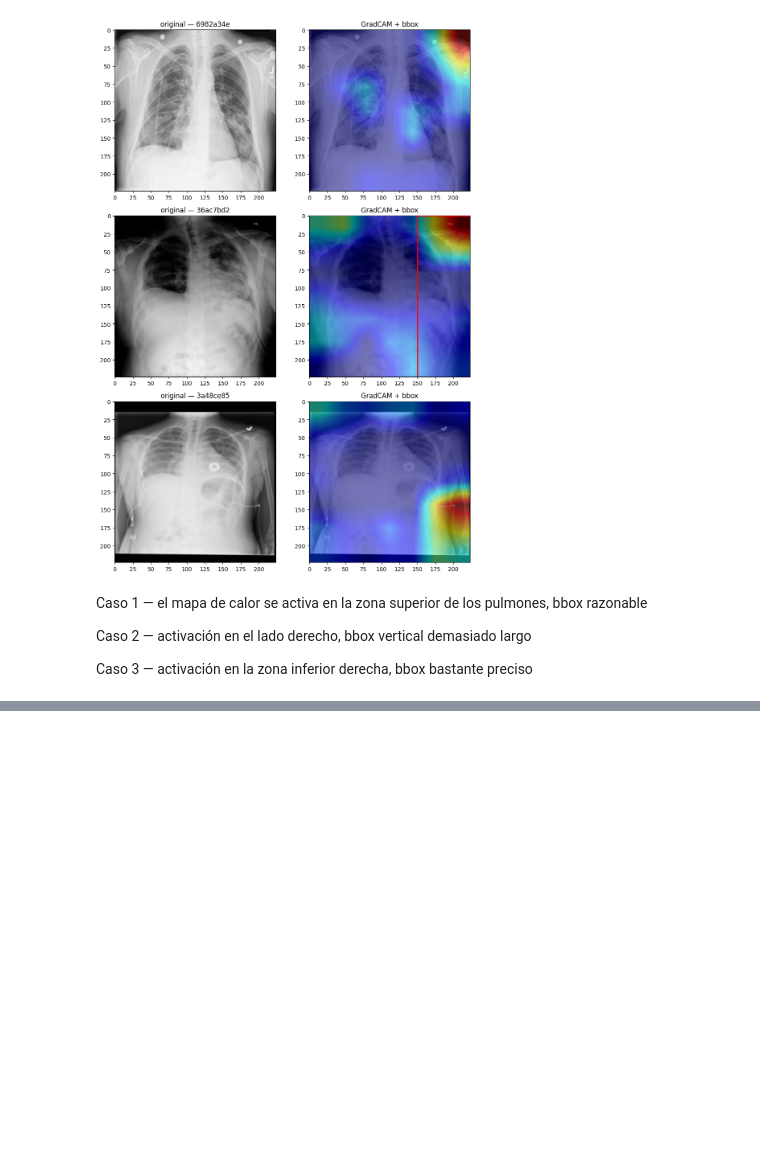
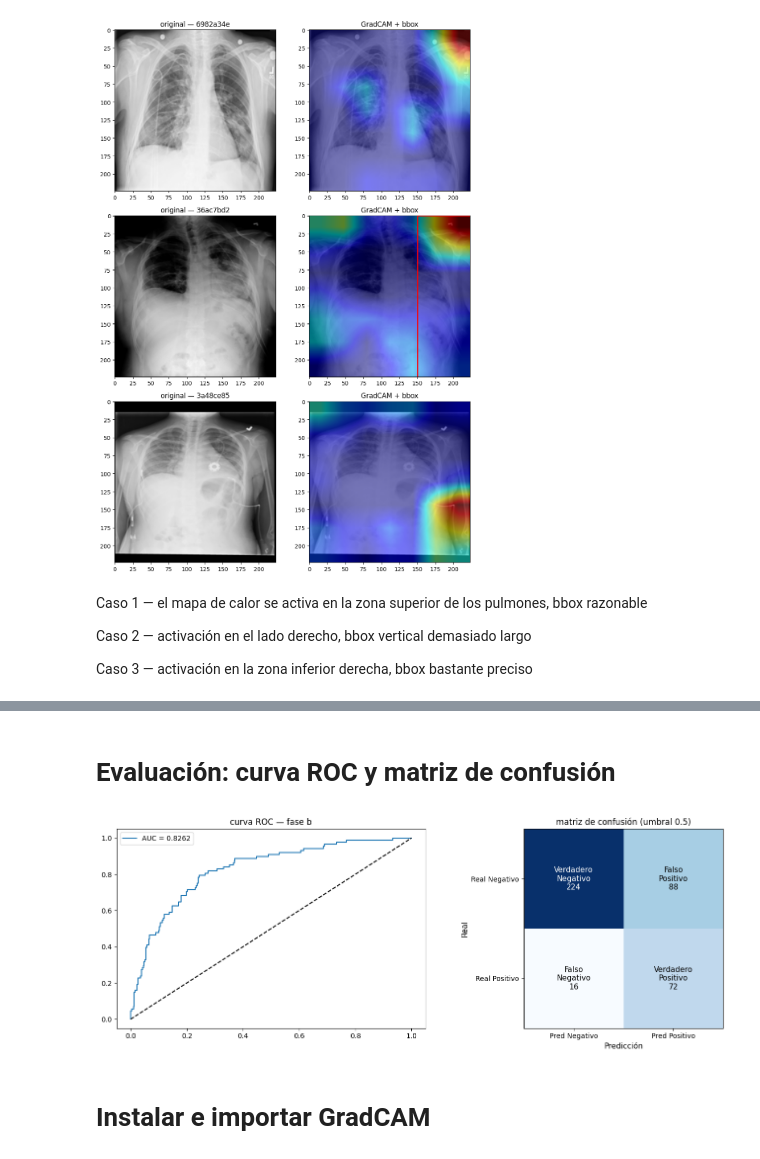
Before and after one commit to franciscofdzfer/RSNAPneumonia, a Jupyter notebook: rsnapneumoniadetection.ipynb, the cells around one changed output, grey strips where cells are left out. Saved outputs shown, nothing was run; the diff lists cells and outputs as text; code cells hidden in the pictures; blank space fills up the shorter version.

```diff
--- a/rsnapneumoniadetection.ipynb
+++ b/rsnapneumoniadetection.ipynb
@@ -1146,0 +1191,14 @@ epoch 01 — loss_train: 0.8629 — loss_val: 0.7951 — auc_val: 0.8223
+# %%
+# cargo el archivo principal, elimina los registros duplicados de pacientes y selecciona una muestra
+# de 2000 casos para entrenar.
+
+# cargo el csv principal y construyo un df limpio con una fila por paciente
+df_labels = pd.read_csv(f'{RUTA_DATOS}/stage_2_train_labels.csv')
+# elimino duplicados para tener un registro único por paciente
+df = df_labels.drop_duplicates(subset='patientId')[['patientId', 'Target']]
+# selecciono 2000 imágenes al azar para el entrenamiento
+df = df.sample(n=2000, random_state=42)
+# muestro el tamaño y distribución de clases
+print(df.shape)
+# cuento cuántos pacientes hay por clase
+print(df['Target'].value_counts())
@@ -1146,0 +1515,54 @@ epoch 01 — loss_train: 0.8629 — loss_val: 0.7951 — auc_val: 0.8223
+# %% [markdown]
+# Evaluación: curva ROC y matriz de confusión
+# %%
+# evalúo el mejor modelo de fase b para entender dónde falla antes de generar la submission
+modelo.load_state_dict(torch.load(ruta_modelo_b))
+_, auc_val = eval_epoch(modelo, dl_val, criterio)
+
+modelo.eval()
+todos_preds, todos_labels = [], []
+with torch.no_grad():
+    for imgs, labels in dl_val:
+        imgs   = imgs.to(DEVICE)
+        preds  = torch.sigmoid(modelo(imgs).squeeze(1))
+        todos_preds.extend(preds.cpu().numpy())
+        todos_labels.extend(labels.numpy())
+
+fpr, tpr, _ = roc_curve(todos_labels, todos_preds)
+fig, axes = plt.subplots(1, 2, figsize=(14, 5))
+
+axes[0].plot(fpr, tpr, label=f'AUC = {auc_val:.4f}')
+axes[0].plot([0,1],[0,1], 'k--')
+axes[0].set_title('curva ROC — fase b')
+axes[0].legend()
+
+preds_bin = [1 if p > 0.5 else 0 for p in todos_preds]
+cm = confusion_matrix(todos_labels, preds_bin)
+axes[1].imshow(cm, cmap='Blues')
+axes[1].set_title('matriz de confusión (umbral 0.5)')
+
+# etiquetas de filas y columnas
+etiquetas = ['Negativo', 'Positivo']
+axes[1].set_xticks([0, 1])
+axes[1].set_yticks([0, 1])
+axes[1].set_xticklabels(['Pred Negativo', 'Pred Positivo'], fontsize=10)
+axes[1].set_yticklabels(['Real Negativo', 'Real Positivo'], fontsize=10)
+axes[1].set_xlabel('Predicción', fontsize=11)
+axes[1].set_ylabel('Real', fontsize=11)
+
+# nombres de cada celda
+nombres = [['Verdadero\nNegativo', 'Falso\nPositivo'],
+           ['Falso\nNegativo',     'Verdadero\nPositivo']]
+
+for i in range(2):
+    for j in range(2):
+        axes[1].text(j, i, f'{nombres[i][j]}\n{cm[i,j]}',
+                    ha='center', va='center', fontsize=11,
+                    color='white' if cm[i,j] > cm.max()/2 else 'black')
+
+plt.tight_layout()
+plt.show()
+# %% [output]
+[figure, added]
+# %% [markdown]
+# Instalar e importar GradCAM
```
Also changed, not shown: parts of 29 cells of this notebook.
